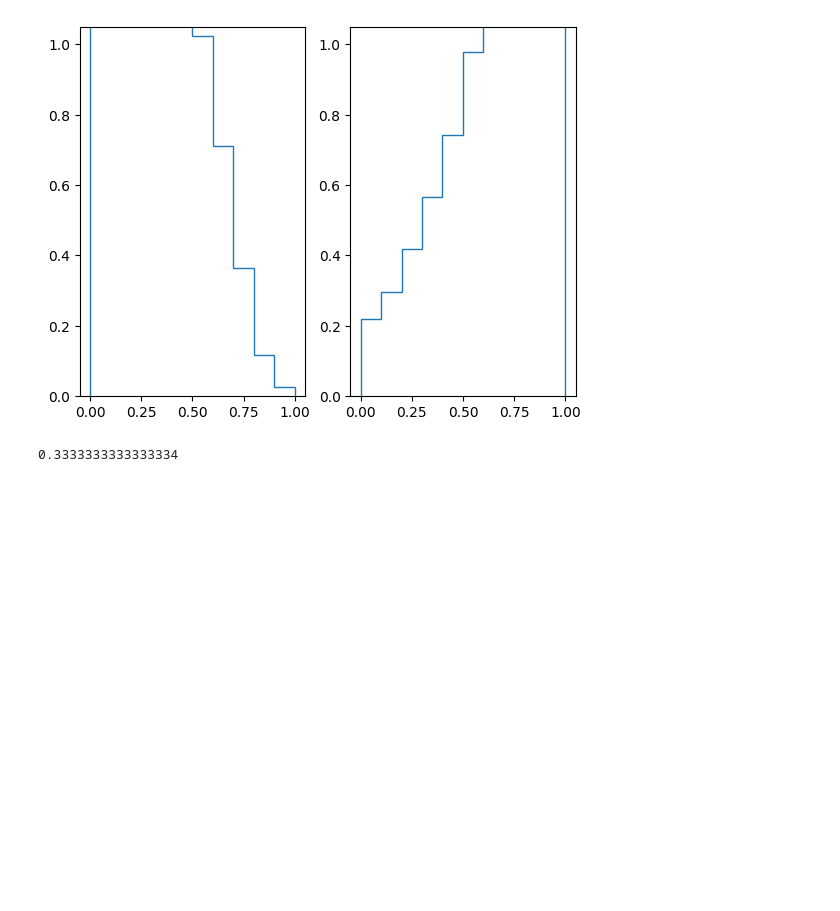
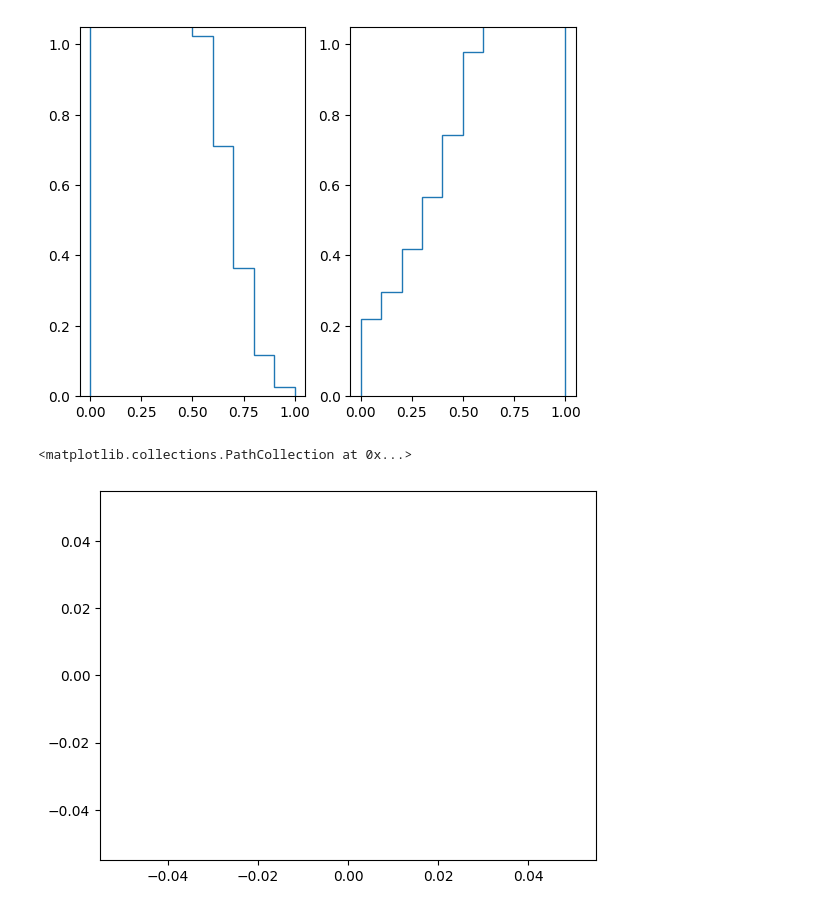
Before and after one commit to maxftl/bid_space_ascent, a Jupyter notebook: lyapunov/experiments.ipynb, the cells around one changed output. Drawn from its saved outputs; the diff is of its cells as text; code cells hidden in the pictures; blank space fills up the shorter version.

```diff
--- a/lyapunov/experiments.ipynb
+++ b/lyapunov/experiments.ipynb
@@ -156,31 +156,63 @@ HTML(anim.to_html5_video())
 [interactive output not drawn]
 [figure]
 # %%
-n = 10
+n = 4
+epsilon = 0.1
+
 f_equil = np.zeros((n,))
 for i in range(int(n/2)):
     f_equil[i] = 2
 g_equil = np.zeros((n,))
 for i in range(int(n/2)):
     g_equil[i] = 2
+g_truthful = np.ones((n,))
 
-print(np.sum(f)/n)
 
 def compute_utility(n,f,g):
     l = 1./n
     flatf = f.flatten()
     flatg = g.flatten()
     cs_f = np.concatenate(([0],np.cumsum(flatf)))
     cs_g = np.concatenate(([0],np.cumsum(flatg)))
     result = 0
+    bi = 0.
+    bip1 = l
     for i in range(n):
         result +=   f[i]*np.power(l,3.) * (
             cs_f[i]*cs_g[i] +
             f[i]*cs_g[i]/2. +
             g[i]*cs_f[i]/2. +
             f[i]*g[i]/3. )
+        result -= f[i] * (
+            (l*cs_g[i] - g[i]*bi)*(bip1**2 - bi**2)/2 +
+            g[i]*(bip1**3-bi**3)/3
+        )
+        bi += l
+        bip1 += l
     return result
 
-print(compute_utility(n, f_equil, g_equil))
+def random_density(n):
+    r = np.random.random_sample((n+1,)).tolist()
+    r.sort()
+    d = np.array([r[i+1]-r[i] for i in range(n)])
+    d = d * n/d.sum()
+    return d
+
+distance_to_equil = []
+utility_diff = []
+
+n_samples = 100000
+
+for _ in range(n_samples):
+    distortion = np.random.rand((n,))
+    f = random_density(n)
+    g = random_density(n)
+    if np.linalg.norm(f-f_equil)+np.linalg.norm(g-g_equil) > epsilon:
+        continue
+    distance_to_equil.append(np.sqrt(1./n)*(np.linalg.norm(f-f_equil)+np.linalg.norm(g-g_equil)))
+    utility_diff.append(compute_utility(n,f_equil,g) - compute_utility(n,f,g))
+
+plt.scatter(distance_to_equil, utility_diff)
 # %% [output]
-0.3333333333333334
+<matplotlib.collections.PathCollection at 0x...>
+[figure, added]
```
